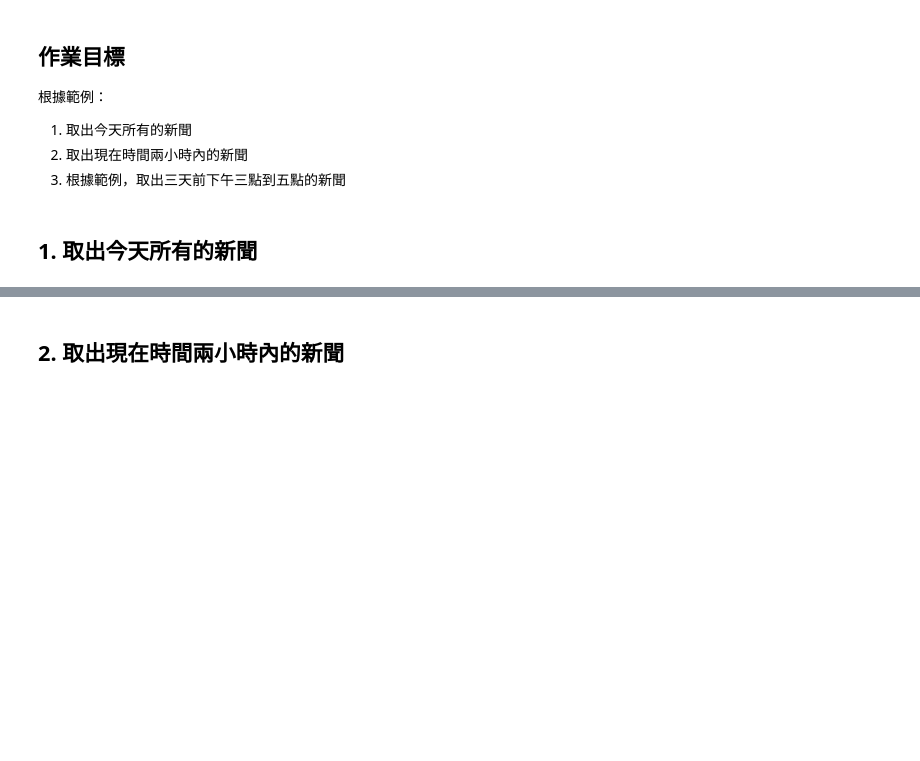
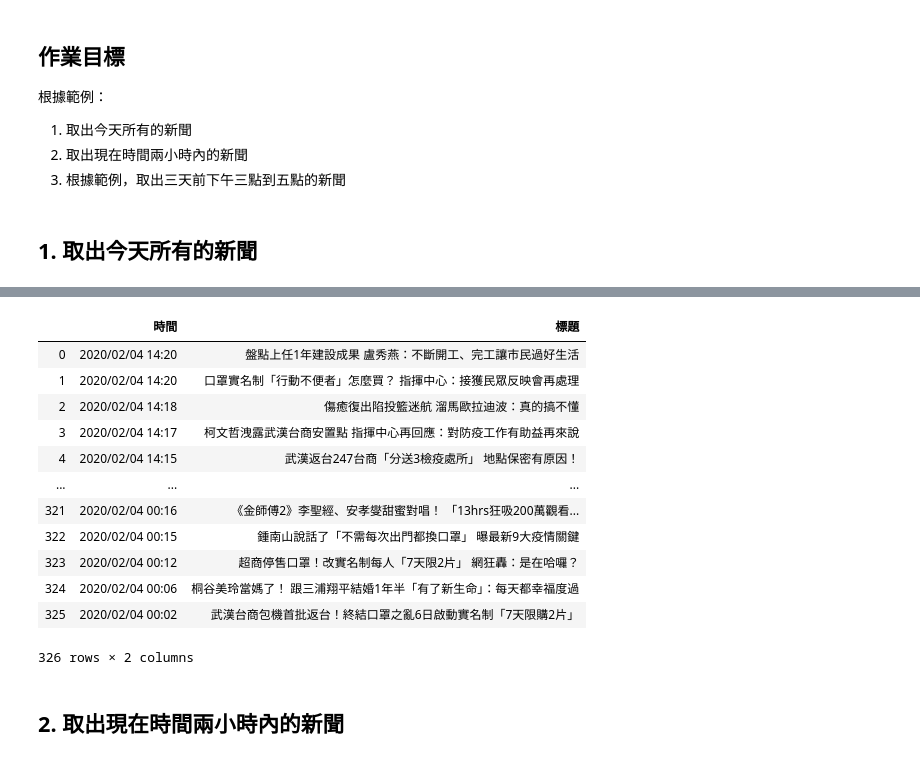
Before and after one commit to hjingjhih/1st-PyCrawlerMarathon, a Jupyter notebook: homework/Day021_HW.ipynb, the cells around one changed output, grey strips where cells are left out. Saved outputs shown, nothing was run; the diff lists cells and outputs as text; code cells hidden in the pictures; blank space fills up the shorter version.

```diff
--- a/homework/Day021_HW.ipynb
+++ b/homework/Day021_HW.ipynb
@@ -46,0 +47,14 @@ print("昨天的時間：", yesterday)
+# %%
+# 利用 selenium 持續執行下滑的動作，直到取得「昨天時間」的新聞，表示今天的已經取得完畢
+import time
+while True:
+    browser.execute_script("window.scrollTo(0, 100000);")
+    time.sleep(2)
+    html_source = browser.page_source
+    soup = BeautifulSoup(html_source, "html5lib")
+    for d in soup.find(class_="part_list_2").find_all('h3'):
+        print(d.find(class_="date").text, d.find_all('a')[-1].text)
+    print('______________________________')
+    if date_time in soup.find_all(class_="part_list_2")[-1].find_all('h3')[-1].find(class_="date").text:
+        print('==== STOP ====')
+        break
@@ -47,2 +106,30 @@ print("昨天的時間：", yesterday)
+# %%
+# 取得資料（整理成好的格式）
+news = []
+
+for d in soup.find(class_="part_list_2").find_all('h3'):
+    if date_time in d.find(class_="date").text :
+        break
+    news.append({
+        '時間': d.find(class_="date").text,
+        '標題': d.find_all('a')[-1].text
+    })
+
+import pandas as pd
+pd.DataFrame(news)
+# %% [output]
+|  | 時間 | 標題 |
+| 0 | 2020/02/04 14:20 | 盤點上任1年建設成果 盧秀燕：不斷開工、完工讓市民過好生活 |
+| 1 | 2020/02/04 14:20 | 口罩實名制「行動不便者」怎麼買？ 指揮中心：接獲民眾反映會再處理 |
+| 2 | 2020/02/04 14:18 | 傷癒復出陷投籃迷航 溜馬歐拉迪波：真的搞不懂 |
+| 3 | 2020/02/04 14:17 | 柯文哲洩露武漢台商安置點 指揮中心再回應：對防疫工作有助益再來說 |
+| 4 | 2020/02/04 14:15 | 武漢返台247台商「分送3檢疫處所」 地點保密有原因！ |
+| ... | ... | ... |
+| 321 | 2020/02/04 00:16 | 《金師傅2》李聖經、安孝燮甜蜜對唱！ 「13hrs狂吸200萬觀看... |
+| 322 | 2020/02/04 00:15 | 鍾南山說話了「不需每次出門都換口罩」 曝最新9大疫情關鍵 |
+| 323 | 2020/02/04 00:12 | 超商停售口罩！改實名制每人「7天限2片」 網狂轟：是在哈囉？ |
+| 324 | 2020/02/04 00:06 | 桐谷美玲當媽了！ 跟三浦翔平結婚1年半「有了新生命」：每天都幸福度過 |
+| 325 | 2020/02/04 00:02 | 武漢台商包機首批返台！終結口罩之亂6日啟動實名制「7天限購2片」 |
+326 rows × 2 columns
 # %% [markdown]
 ## 2. 取出現在時間兩小時內的新聞
```
Also changed, not shown: parts of 8 cells of this notebook.
